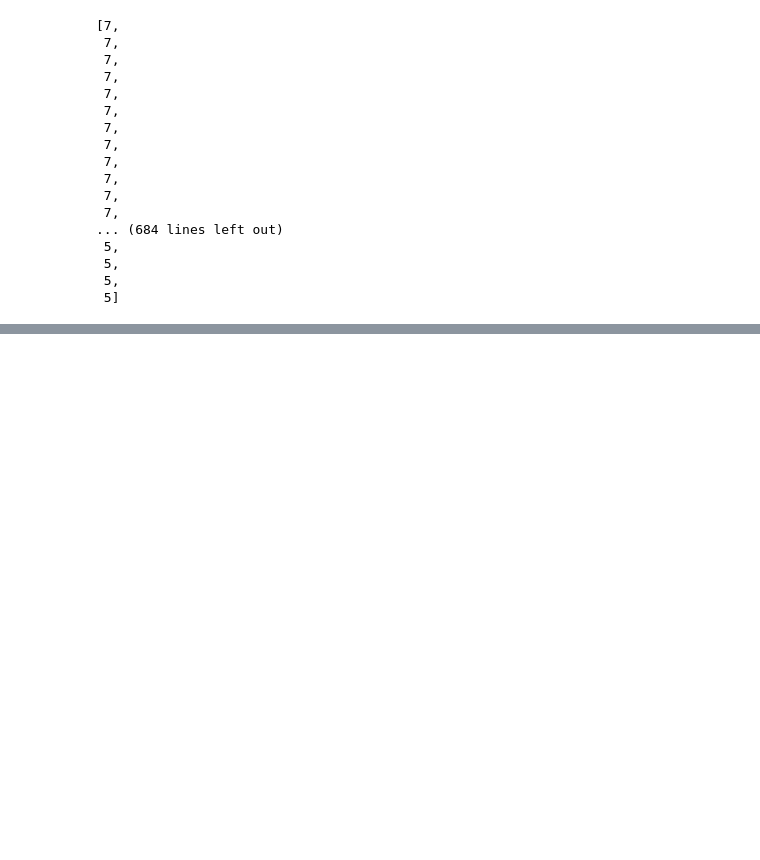
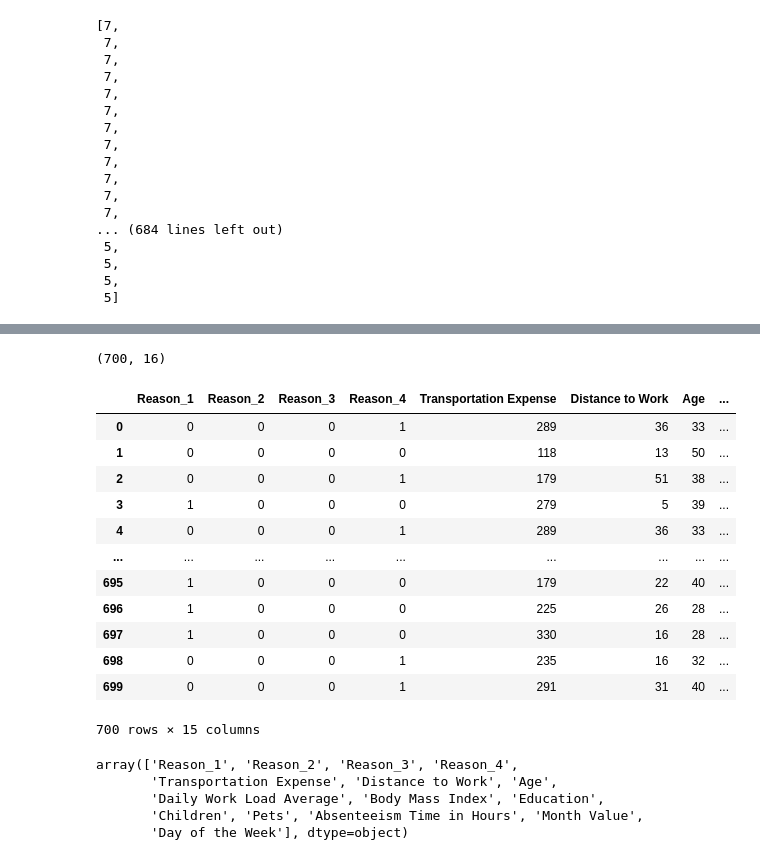
Before and after one commit to DeepikaSampangi/data_science_exploration, a Jupyter notebook: AbsenteeismUsecase/Absenteeism usecase.ipynb, the cells around one changed output, grey strips where cells are left out. Saved outputs shown, nothing was run; the diff lists cells and outputs as text; code cells hidden in the pictures; blank space fills up the shorter version.

```diff
--- a/AbsenteeismUsecase/Absenteeism usecase.ipynb
+++ b/AbsenteeismUsecase/Absenteeism usecase.ipynb
@@ -468,0 +505,5 @@ list_months
+# %%
+def date_to_weekday(date_value):
+    return date_value.weekday()
+# %%
+df_reason_mod['Day of the Week'] = df_reason_mod['Date'].apply(date_to_weekday)
@@ -468,0 +519,30 @@ list_months
+# %%
+df_reason_mod.shape
+# %% [output]
+(700, 16)
+# %%
+df_reason_mod = df_reason_mod.drop(['Date'], axis=1)
+# %%
+df_reason_mod
+# %% [output]
+|  | Reason_1 | Reason_2 | Reason_3 | Reason_4 | Transportation Expense | Distance to Work | Age | ... |
+| 0 | 0 | 0 | 0 | 1 | 289 | 36 | 33 | ... |
+| 1 | 0 | 0 | 0 | 0 | 118 | 13 | 50 | ... |
+| 2 | 0 | 0 | 0 | 1 | 179 | 51 | 38 | ... |
+| 3 | 1 | 0 | 0 | 0 | 279 | 5 | 39 | ... |
+| 4 | 0 | 0 | 0 | 1 | 289 | 36 | 33 | ... |
+| ... | ... | ... | ... | ... | ... | ... | ... | ... |
+| 695 | 1 | 0 | 0 | 0 | 179 | 22 | 40 | ... |
+| 696 | 1 | 0 | 0 | 0 | 225 | 26 | 28 | ... |
+| 697 | 1 | 0 | 0 | 0 | 330 | 16 | 28 | ... |
+| 698 | 0 | 0 | 0 | 1 | 235 | 16 | 32 | ... |
+| 699 | 0 | 0 | 0 | 1 | 291 | 31 | 40 | ... |
+700 rows × 15 columns
+# %%
+df_reason_mod.columns.values
+# %% [output]
+array(['Reason_1', 'Reason_2', 'Reason_3', 'Reason_4',
+       'Transportation Expense', 'Distance to Work', 'Age',
+       'Daily Work Load Average', 'Body Mass Index', 'Education',
+       'Children', 'Pets', 'Absenteeism Time in Hours', 'Month Value',
+       'Day of the Week'], dtype=object)
```
Also changed, not shown: parts of 25 cells of this notebook.
